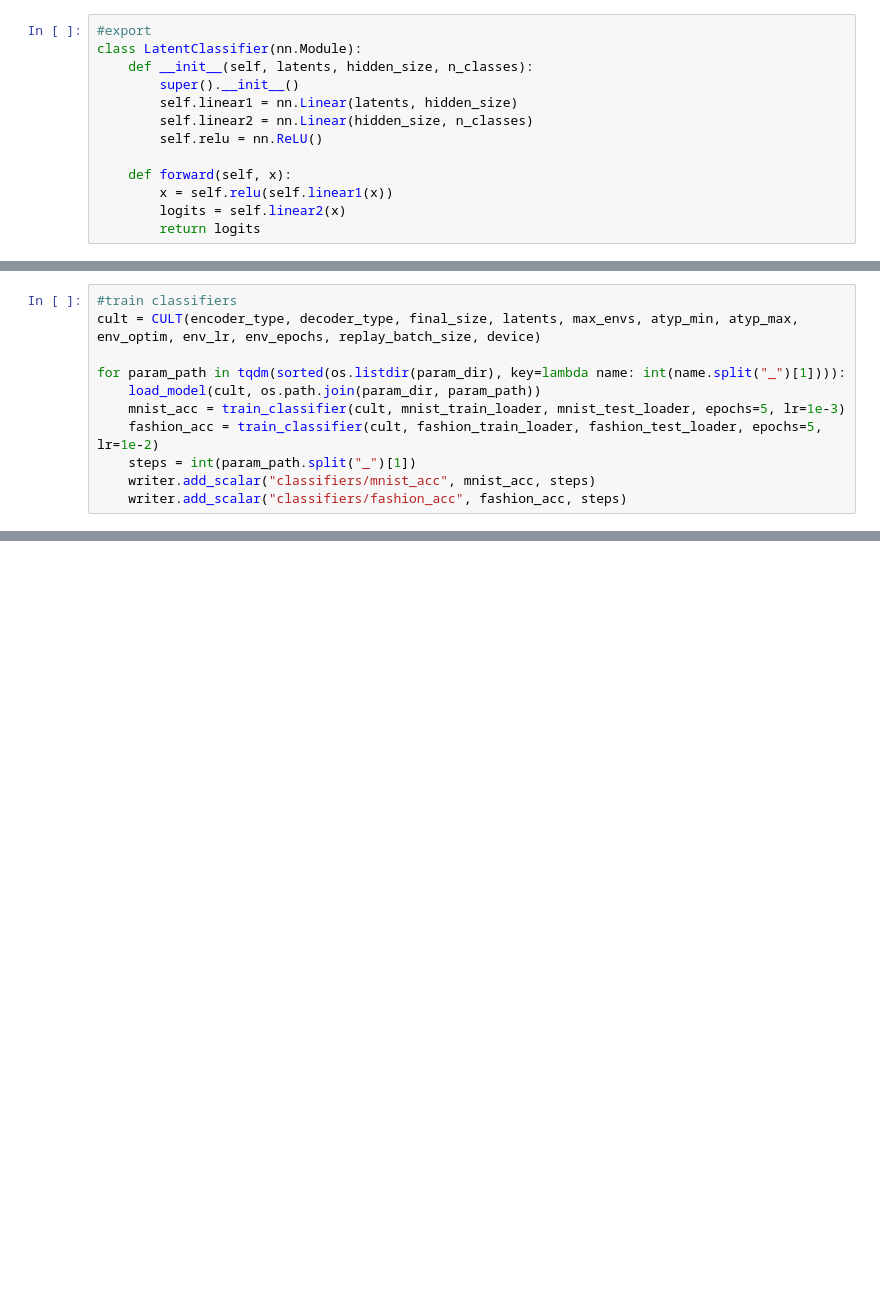
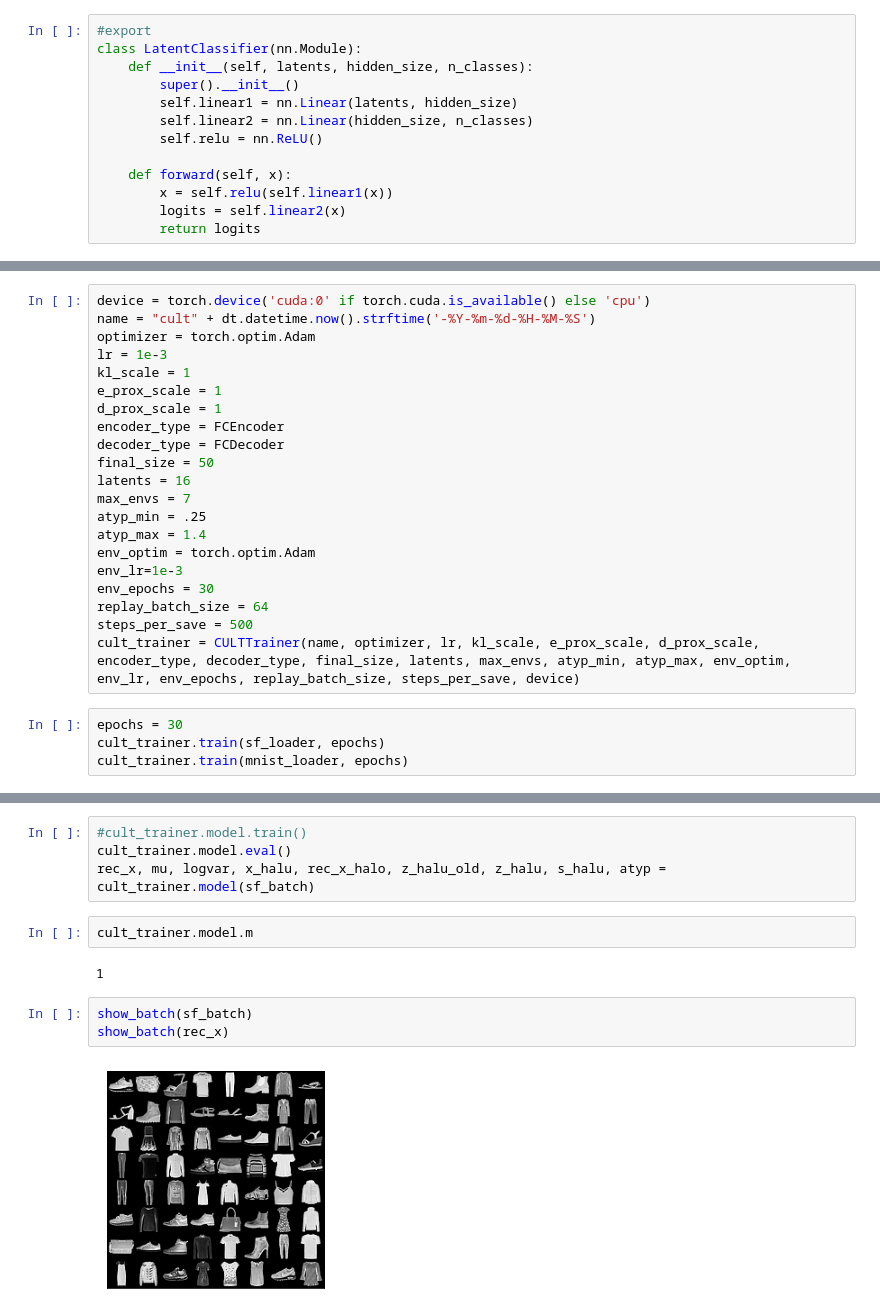
Before and after one commit to oliveradk/cult, a Jupyter notebook: 02c_core.cult.ipynb, the cells around one changed output, grey strips where cells are left out. Drawn from its saved outputs; the diff is of its cells as text; blank space fills up the shorter version.

Commit message:
refactored cult model and training

```diff
--- a/02c_core.cult.ipynb
+++ b/02c_core.cult.ipynb
@@ -430,11 +215,0 @@ writer = SummaryWriter(os.path.join(LOG_PATH, name))
-# %%
-#train classifiers
-cult = CULT(encoder_type, decoder_type, final_size, latents, max_envs, atyp_min, atyp_max, env_optim, env_lr, env_epochs, replay_batch_size, device)
-
-for param_path in tqdm(sorted(os.listdir(param_dir), key=lambda name: int(name.split("_")[1]))):
-    load_model(cult, os.path.join(param_dir, param_path))
-    mnist_acc = train_classifier(cult, mnist_train_loader, mnist_test_loader, epochs=5, lr=1e-3)
-    fashion_acc = train_classifier(cult, fashion_train_loader, fashion_test_loader, epochs=5, lr=1e-2)
-    steps = int(param_path.split("_")[1])
-    writer.add_scalar("classifiers/mnist_acc", mnist_acc, steps)
-    writer.add_scalar("classifiers/fashion_acc", fashion_acc, steps)
@@ -591,0 +340,25 @@ tensor(0.9514)
+# %%
+device = torch.device('cuda:0' if torch.cuda.is_available() else 'cpu')
+name = "cult" + dt.datetime.now().strftime('-%Y-%m-%d-%H-%M-%S')
+optimizer = torch.optim.Adam
+lr = 1e-3
+kl_scale = 1
+e_prox_scale = 1
+d_prox_scale = 1
+encoder_type = FCEncoder
+decoder_type = FCDecoder
+final_size = 50
+latents = 16
+max_envs = 7
+atyp_min = .25
+atyp_max = 1.4
+env_optim = torch.optim.Adam
+env_lr=1e-3
+env_epochs = 30
+replay_batch_size = 64
+steps_per_save = 500
+cult_trainer = CULTTrainer(name, optimizer, lr, kl_scale, e_prox_scale, d_prox_scale, encoder_type, decoder_type, final_size, latents, max_envs, atyp_min, atyp_max, env_optim, env_lr, env_epochs, replay_batch_size, steps_per_save, device)
+# %%
+epochs = 30
+cult_trainer.train(sf_loader, epochs)
+cult_trainer.train(mnist_loader, epochs)
@@ -591,0 +386,13 @@ tensor(0.9514)
+# %%
+#cult_trainer.model.train()
+cult_trainer.model.eval()
+rec_x, mu, logvar, x_halu, rec_x_halo, z_halu_old, z_halu, s_halu, atyp = cult_trainer.model(sf_batch)
+# %%
+cult_trainer.model.m
+# %% [output]
+1
+# %%
+show_batch(sf_batch)
+show_batch(rec_x)
+# %% [output]
+[figure, added]
```
Also changed, not shown: parts of 30 cells of this notebook, 2 other files.
